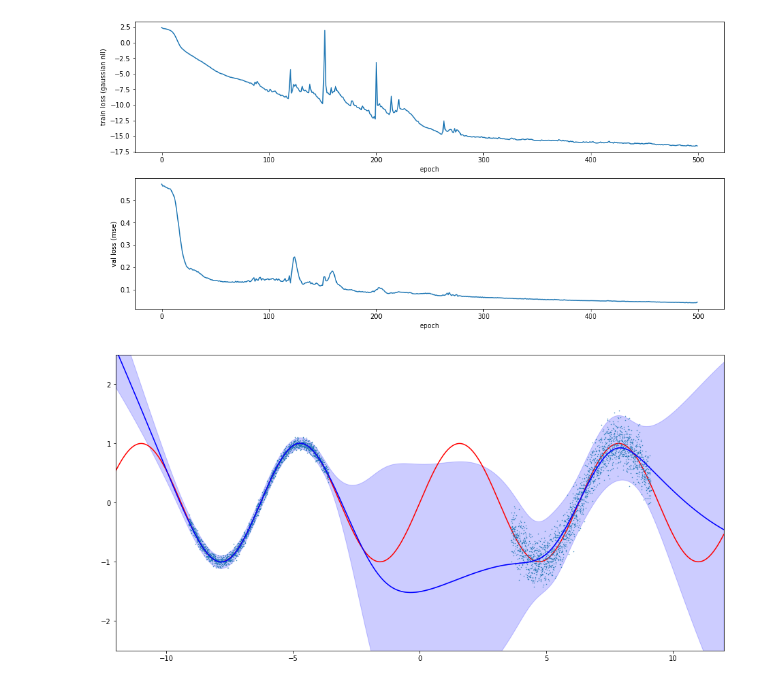
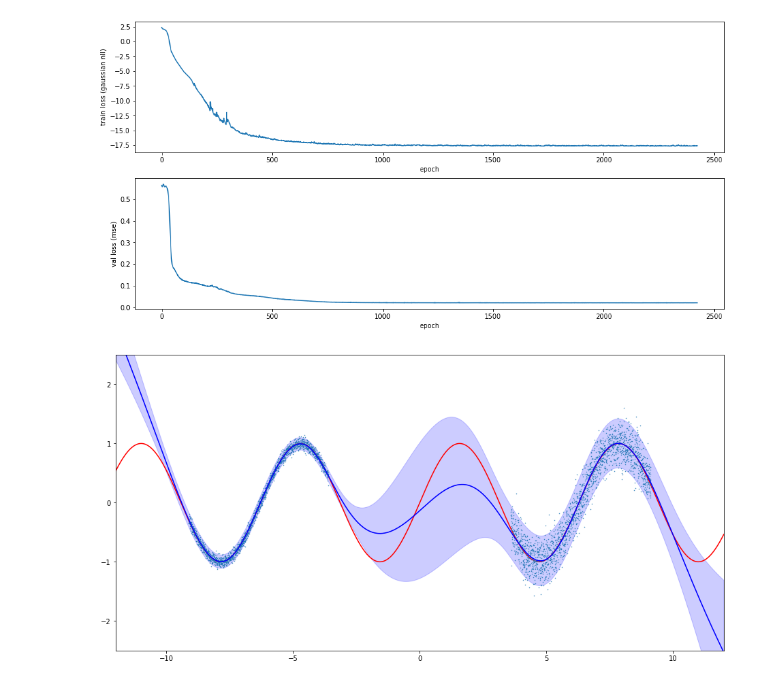
Before and after one commit to facebookresearch/mbrl-lib, a Jupyter notebook: notebooks/fit_gaussian_mlp_ensemble_1d.ipynb, the cells around one changed output. Drawn from its saved outputs; the diff is of its cells as text; code cells hidden in the pictures.

Commit message:
[bug-fix] Fixed bug in ReplayBuffer.get_iterators() --deprecated now-- when ensemble_size=None. Also updated fit_ensemble notebooks to use get_basic_buffer_iterators().

```diff
--- a/notebooks/fit_gaussian_mlp_ensemble_1d.ipynb
+++ b/notebooks/fit_gaussian_mlp_ensemble_1d.ipynb
@@ -66,27 +67,30 @@ for i in range(train_size):
     train_buffer.add(x_train[i], 0, y_train[i], 0, False)
 for i in range(val_size):
     val_buffer.add(x_val[i], 0, y_val[i], 0, False)
-train_dataset, _ = train_buffer.get_iterators(
-    2048, 0, train_ensemble=True, ensemble_size=num_members, shuffle_each_epoch=True)
-val_dataset, _ = train_buffer.get_iterators(2048, 0, train_ensemble=False)
+train_dataset, _ = common_utils.get_basic_buffer_iterators(
+    train_buffer, 2048, 0, ensemble_size=num_members, shuffle_each_epoch=True)
+val_dataset, _ = common_utils.get_basic_buffer_iterators(
+    val_buffer, 2048, 0, ensemble_size=1)
 # %%
 ensemble = models.GaussianMLP(
     1, 1, device, num_layers=3, hid_size=64, use_silu=True, ensemble_size=num_members)
-wrapper = models.OneDTransitionRewardModel(ensemble, target_is_delta=False, normalize=True, learned_rewards=False)
+wrapper = models.OneDTransitionRewardModel(
+    ensemble, target_is_delta=False, normalize=True, learned_rewards=False)
 # %%
 wrapper.update_normalizer(train_buffer.get_all())
-trainer = models.ModelTrainer(wrapper, optim_lr=0.003, weight_decay=5e-5)
-train_losses, val_losses = trainer.train(train_dataset, val_dataset, num_epochs=500, patience=100)
+trainer = models.ModelTrainer(wrapper, optim_lr=0.001, weight_decay=5e-5)
+train_losses, val_losses = trainer.train(
+    train_dataset, val_dataset, num_epochs=5000, patience=500)
 fig, ax = plt.subplots(2, 1, figsize=(16, 8))
 ax[0].plot(train_losses)
 ax[0].set_xlabel("epoch")
 ax[0].set_ylabel("train loss (gaussian nll)")
 ax[1].plot(val_losses)
 ax[1].set_xlabel("epoch")
 ax[1].set_ylabel("val loss (mse)")
 plt.show()
 # %% [output]
-[figure, old version]
+[figure, new version]
 # %%
 x_tensor = torch.from_numpy(x_data).unsqueeze(1).float().to(device)
 x_tensor = wrapper.input_normalizer.normalize(x_tensor)
@@ -110,4 +114,4 @@ plt.fill_between(x_data, y_pred - 2 * y_std, y_pred, color='b', alpha=0.2)
 plt.axis([-12, 12, -2.5, 2.5])
 plt.show()
 # %% [output]
-[figure, old version]
+[figure, new version]
```
Also changed, not shown: parts of 2 cells of this notebook, 3 other files.
